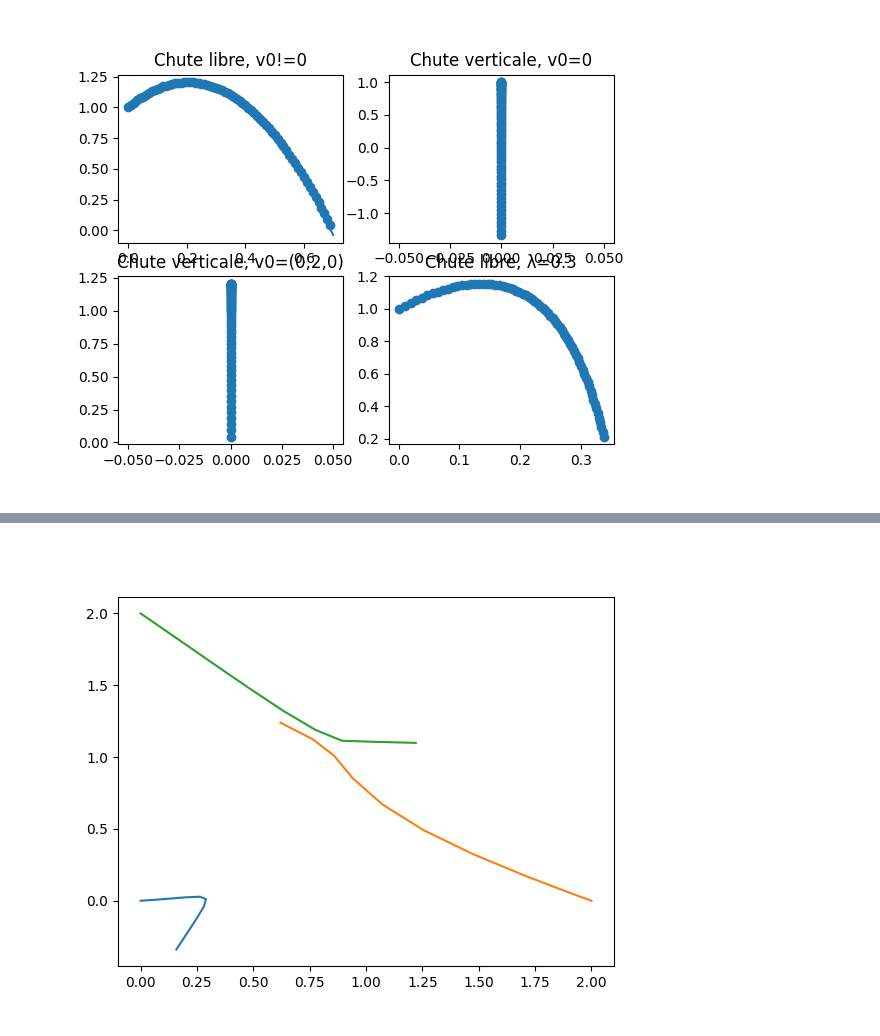
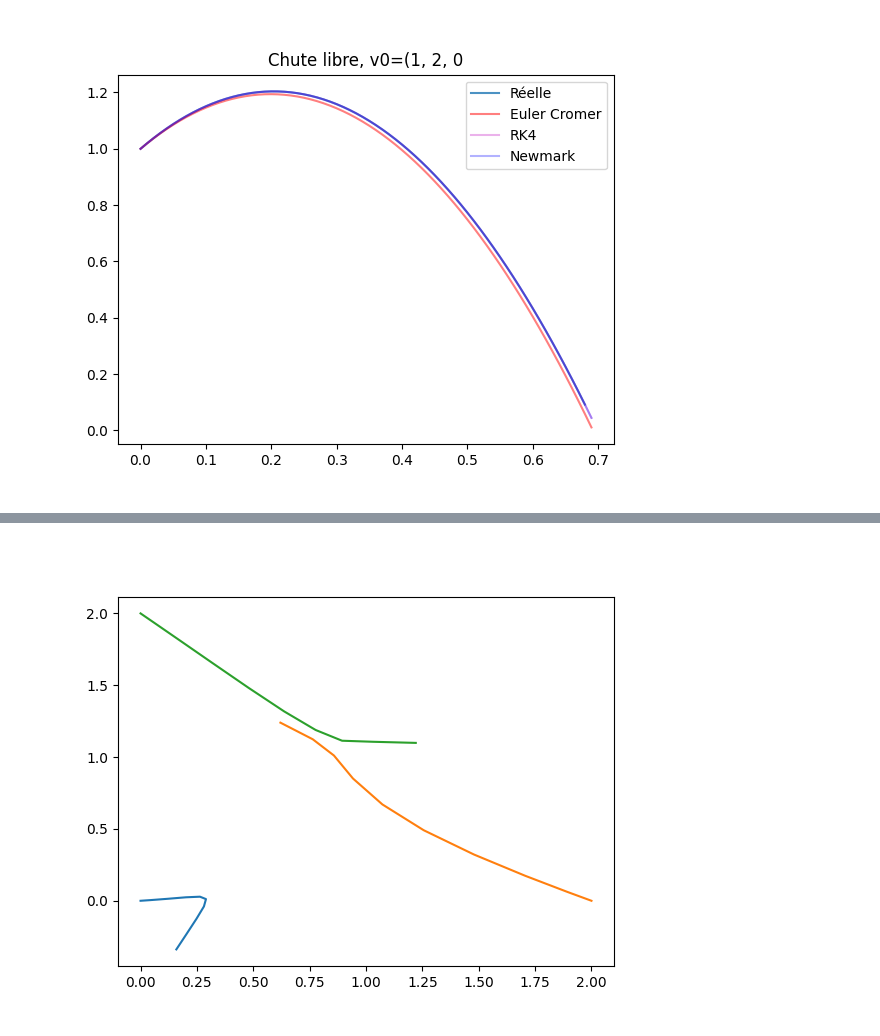
Before and after one commit to TomVdt/ClothSim, a Jupyter notebook: output/plotTestResults.ipynb, the cells around one changed output, grey strips where cells are left out. Saved outputs shown, nothing was run; the diff lists cells and outputs as text; code cells hidden in the pictures.

Commit message:
noice-ified integrators tests

```diff
--- a/output/plotTestResults.ipynb
+++ b/output/plotTestResults.ipynb
@@ -66,21 +26,18 @@ plt.show()
-# %%
-plt.close()
-
-data = np.loadtxt("testNewmarkIntegrator.txt", delimiter=",")
-
-fig, ax = plt.subplots(nrows=2, ncols=2)
-
-x = np.linspace(0, 0.7, 50)
-ax[0, 0].set_title("Chute libre, v0!=0")
-ax[0, 0].plot(x, 1. + (2.-9.81*0.01/2.)*x - (9.81/2.)*x*x)
-ax[0, 0].scatter(data[:,0], data[:,1])
-ax[0, 1].set_title("Chute verticale, v0=0")
-ax[0, 1].scatter(data[:,3], data[:,4])
-ax[1, 0].set_title("Chute verticale, v0=(0,2,0)")
-ax[1, 0].scatter(data[:,6], data[:,7])
-ax[1, 1].set_title("Chute libre, λ=0.3")
-ax[1, 1].scatter(data[:,9], data[:,10])
-
-plt.show()
-# %% [output]
-[figure, removed]
+# %%
+dataReal = np.loadtxt("integrateur1ValeursReelles.txt", delimiter=" ")
+dataEuler = np.loadtxt("testIntegrator1.txt", delimiter=",")
+dataRK4 = np.loadtxt("testRK4Integrator.txt", delimiter=",")
+dataNewmark = np.loadtxt("testNewmarkIntegrator.txt", delimiter=",")
+
+fig, ax = plt.subplots()
+
+ax.set_title("Chute libre, v0=(1, 2, 0")
+ax.plot(dataReal[:,0], dataReal[:,2], label="Réelle", alpha=0.8)
+ax.plot(dataEuler[:,0], dataEuler[:,1], c='r', label="Euler Cromer", alpha=0.5)
+ax.plot(dataRK4[:,0], dataRK4[:,1], c='m', label="RK4", alpha=0.3)
+ax.plot(dataNewmark[:,0], dataNewmark[:,1], c='b', label="Newmark", alpha=0.3)
+ax.legend()
+
+plt.show()
+# %% [output]
+[figure, added]
```
Also changed, not shown: parts of 6 cells of this notebook, 1 other file.
